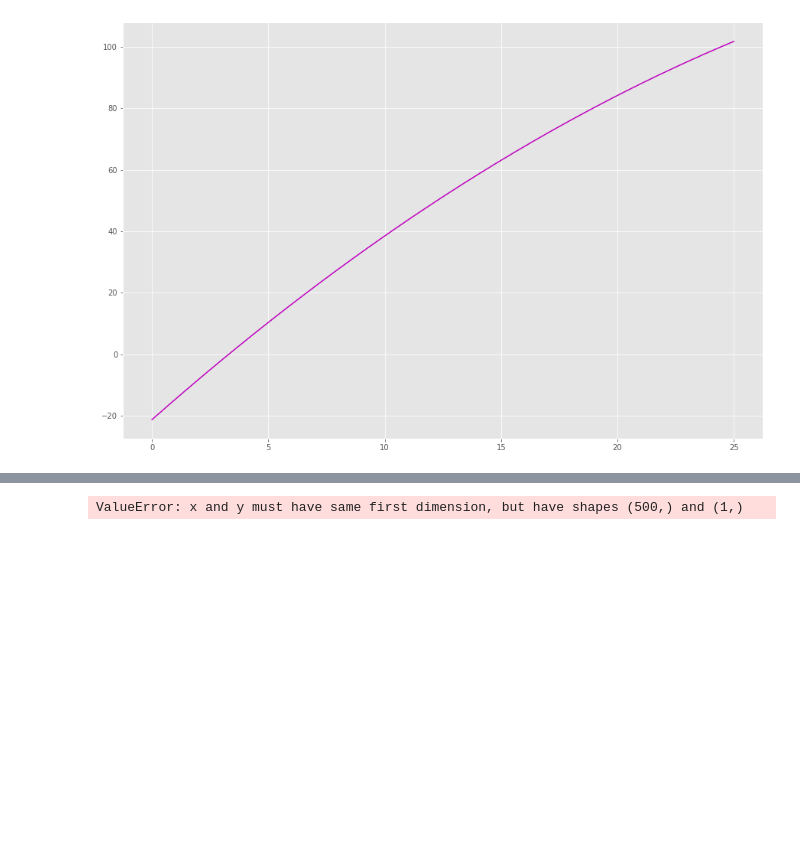
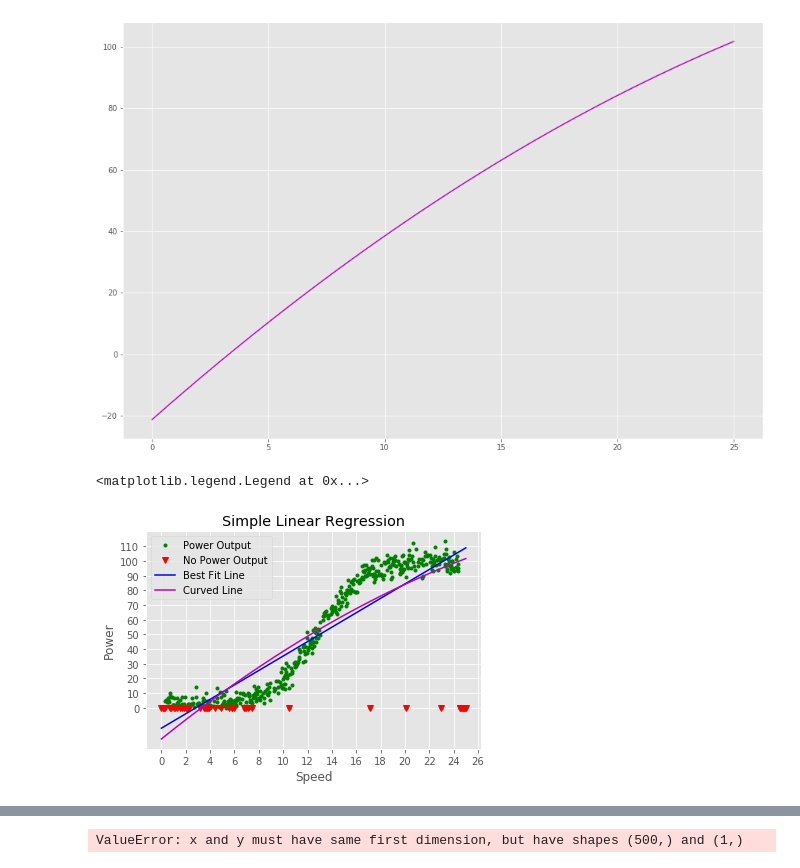
Before and after one commit to shaner1/FunDA_Project_2020, a Jupyter notebook: FunDA_Project_2020.ipynb, the cells around one changed output, grey strips where cells are left out. Drawn from its saved outputs; the diff is of its cells as text; code cells hidden in the pictures; blank space fills up the shorter version.

```diff
--- a/FunDA_Project_2020.ipynb
+++ b/FunDA_Project_2020.ipynb
@@ -254,3 +277,17 @@ plt.plot(X, m1 * X  * X + c1 * X + b, 'm-', label = '2nd Best Fit Line')
 # %% [output]
 [<matplotlib.lines.Line2D at 0x...>]
 [figure]
+# %%
+x = plt.plot(X, y, 'g.', label = 'Power Output')
+y = plt.plot(noSpeed, noPower, 'rv', label = 'No Power Output')
+plt.plot(X,m * X + c, 'b-', label = 'Best Fit Line')
+plt.plot(X, m1 * X  * X + c1 * X + b, 'm-', label = 'Curved Line')
+plt.xlabel('Speed')
+plt.ylabel('Power')
+plt.xticks(np.arange(0,28,2))
+plt.yticks(np.arange(0,120,10))
+plt.title('Simple Linear Regression')
+plt.legend()
+# %% [output]
+<matplotlib.legend.Legend at 0x...>
+[figure, added]
```
Also changed, not shown: parts of 67 cells of this notebook.
